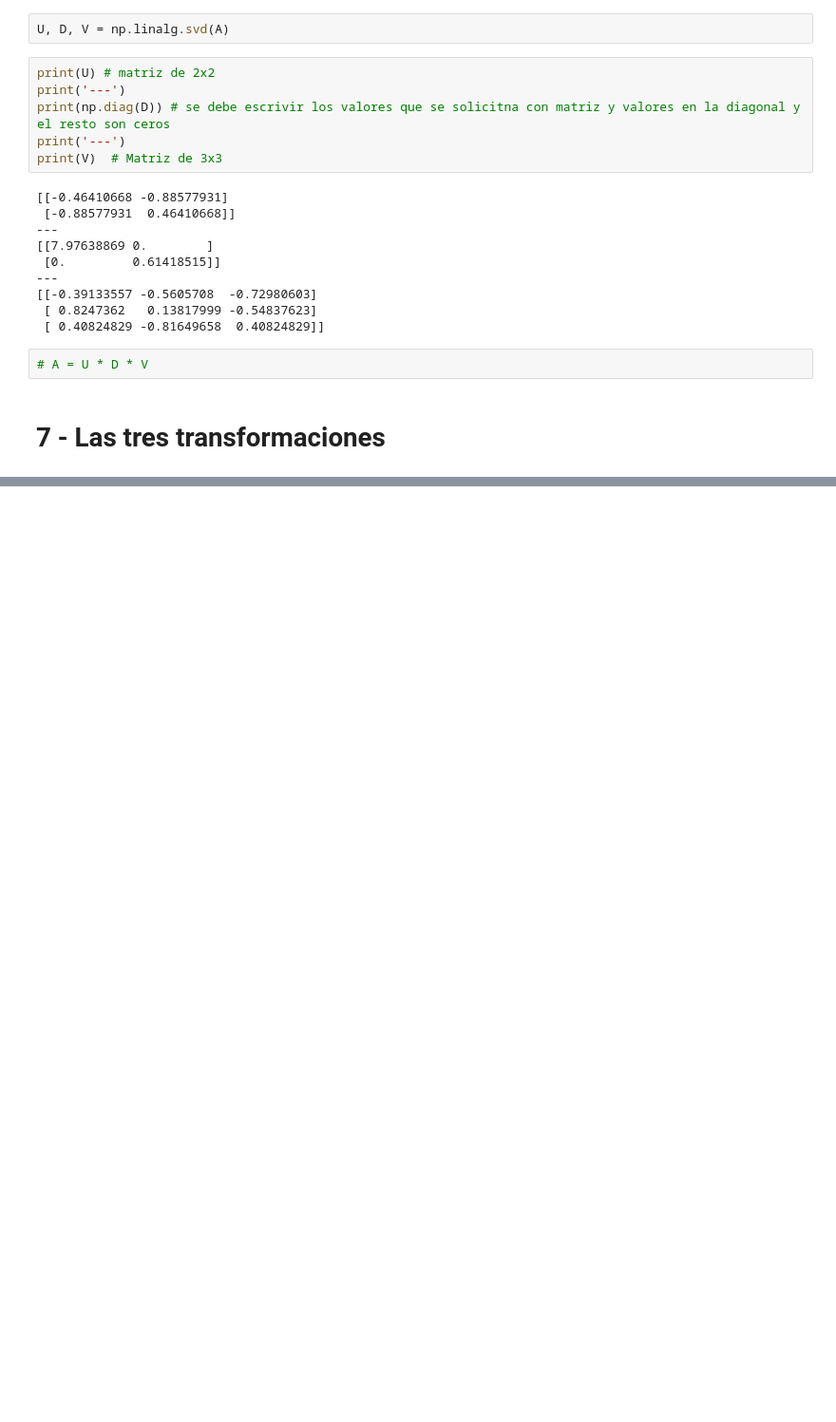
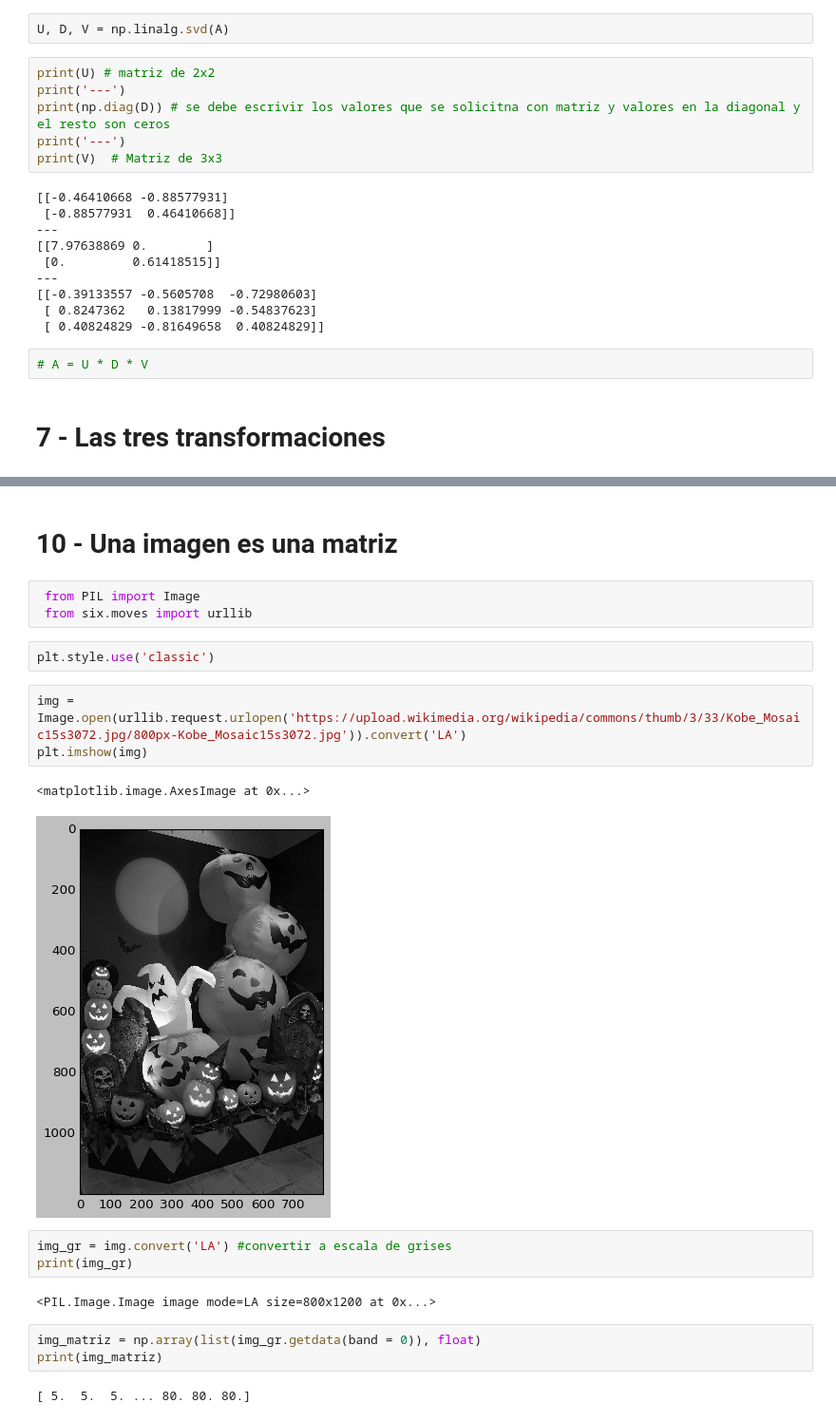
Before and after one commit to feracor/Curso-de-Algebra-Lineal-Aplicada-para-Machine-Learning, a Jupyter notebook: Algebra_Lineal_Aplicada_para_Machine_Learning.ipynb, the cells around one changed output, grey strips where cells are left out. Shown: that part at 95% size. Cells and saved outputs as stored; diff of their text form; blank space fills up the shorter version.

```diff
--- a/Algebra_Lineal_Aplicada_para_Machine_Learning.ipynb
+++ b/Algebra_Lineal_Aplicada_para_Machine_Learning.ipynb
@@ -269,0 +415,23 @@ print(V)  # Matriz de 3x3
+# %% [markdown]
+# 10 - Una imagen es una matriz
+# %%
+ from PIL import Image
+ from six.moves import urllib
+# %%
+plt.style.use('classic')
+# %%
+img = Image.open(urllib.request.urlopen('https://upload.wikimedia.org/wikipedia/commons/thumb/3/33/Kobe_Mosaic15s3072.jpg/800px-Kobe_Mosaic15s3072.jpg')).convert('LA')
+plt.imshow(img)
+# %% [output]
+<matplotlib.image.AxesImage at 0x...>
+[figure, added]
+# %%
+img_gr = img.convert('LA') #convertir a escala de grises
+print(img_gr)
+# %% [output]
+<PIL.Image.Image image mode=LA size=800x1200 at 0x...>
+# %%
+img_matriz = np.array(list(img_gr.getdata(band = 0)), float)
+print(img_matriz)
+# %% [output]
+[ 5.  5.  5. ... 80. 80. 80.]
```
Also changed, not shown: parts of 20 cells of this notebook.
